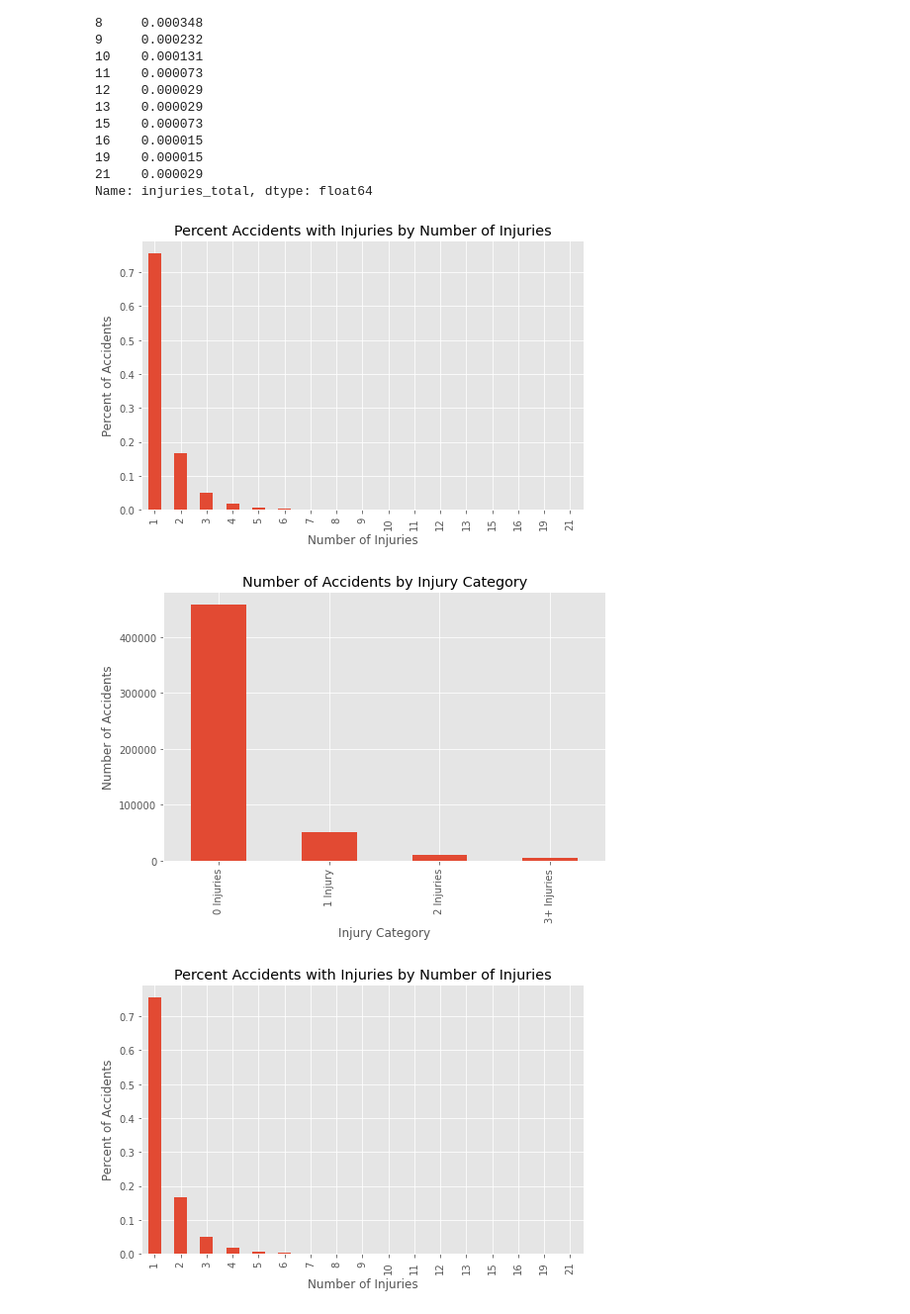
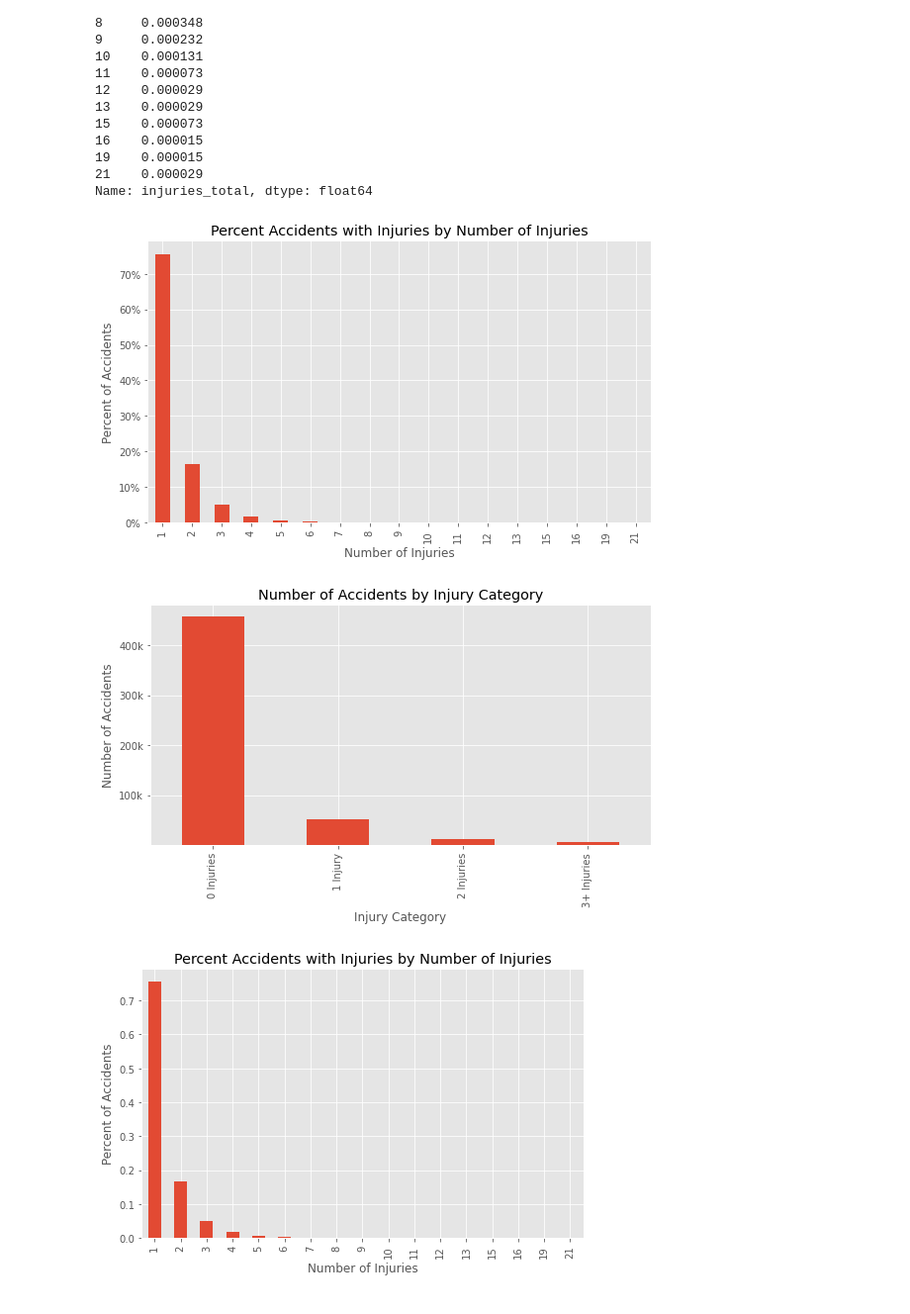
Before and after one commit to jkh-code/predicting-traffic-accident-injuries, a Jupyter notebook: notebooks/eda-crashes.ipynb, the cells around one changed output. Shown at 99% size. Drawn from its saved outputs; the diff is of its cells as text; code cells hidden in the pictures.

```diff
--- a/notebooks/eda-crashes.ipynb
+++ b/notebooks/eda-crashes.ipynb
@@ -122,19 +124,23 @@ Name: injuries_total, dtype: float64
 # %%
 fig, ax = plt.subplots(figsize=(8, 5))
 perc_num_accidents.plot(kind="bar", ax=ax)
 ax.set_title("Percent Accidents with Injuries by Number of Injuries")
 ax.set_xlabel("Number of Injuries")
-ax.set_ylabel("Percent of Accidents");
+ax.set_ylabel("Percent of Accidents")
+fig, ax = rewrite_yaxis_labels(fig, ax, percent=True, start=0.0, stop=0.7, num_points=8)
+save_plot("percent-accidents-with-injuries-by-number-injuries");
 # %% [output]
-[figure, old version]
+[figure, new version]
 # %%
 fig, ax = plt.subplots(figsize=(8, 5))
 df_crashes["injury_category"].value_counts().plot(kind="bar")
 ax.set_title("Number of Accidents by Injury Category")
 ax.set_xlabel("Injury Category")
-ax.set_ylabel("Number of Accidents");
+ax.set_ylabel("Number of Accidents")
+fig, ax = rewrite_yaxis_labels(fig, ax, percent=False, start=100_000, stop=400_000, step=100_000)
+save_plot("num-accidents-by-injury-category");
 # %% [output]
-[figure, old version]
+[figure, new version]
 # %%
 fig, ax = plt.subplots(figsize=(8, 5))
 perc_num_accidents.plot(kind="bar", ax=ax)
```
Also changed, not shown: parts of 16 cells of this notebook, 17 other files.
